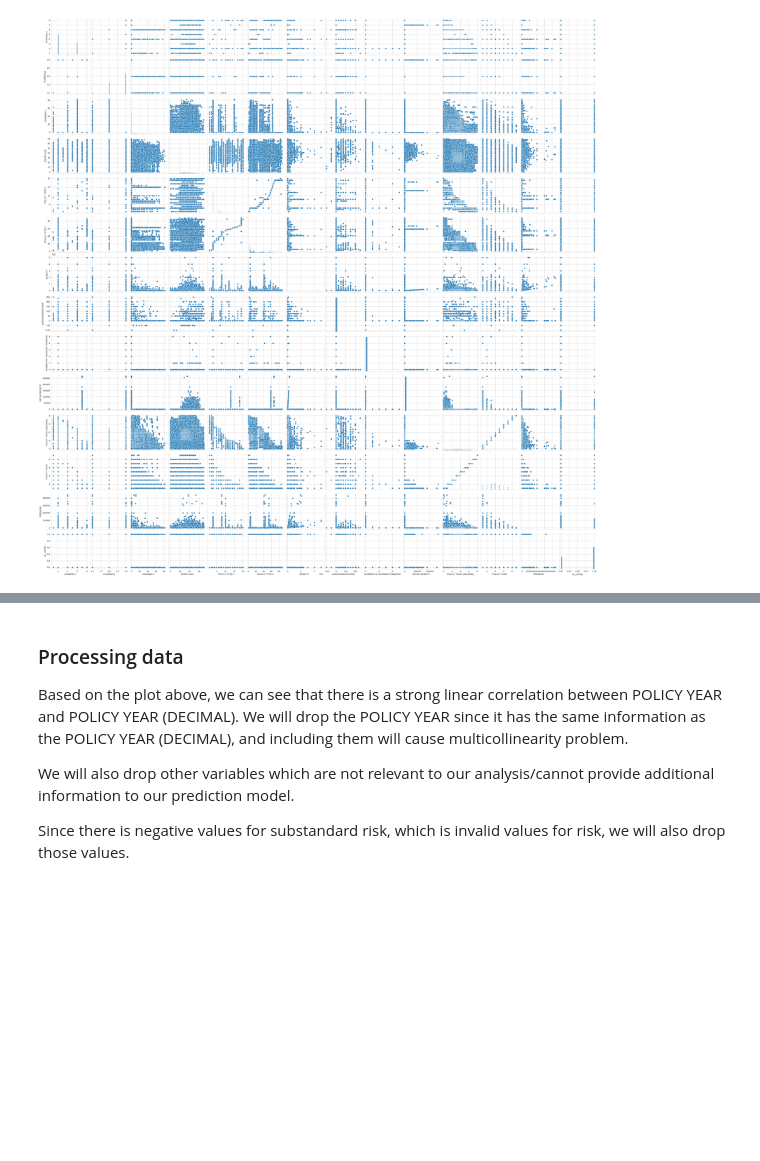
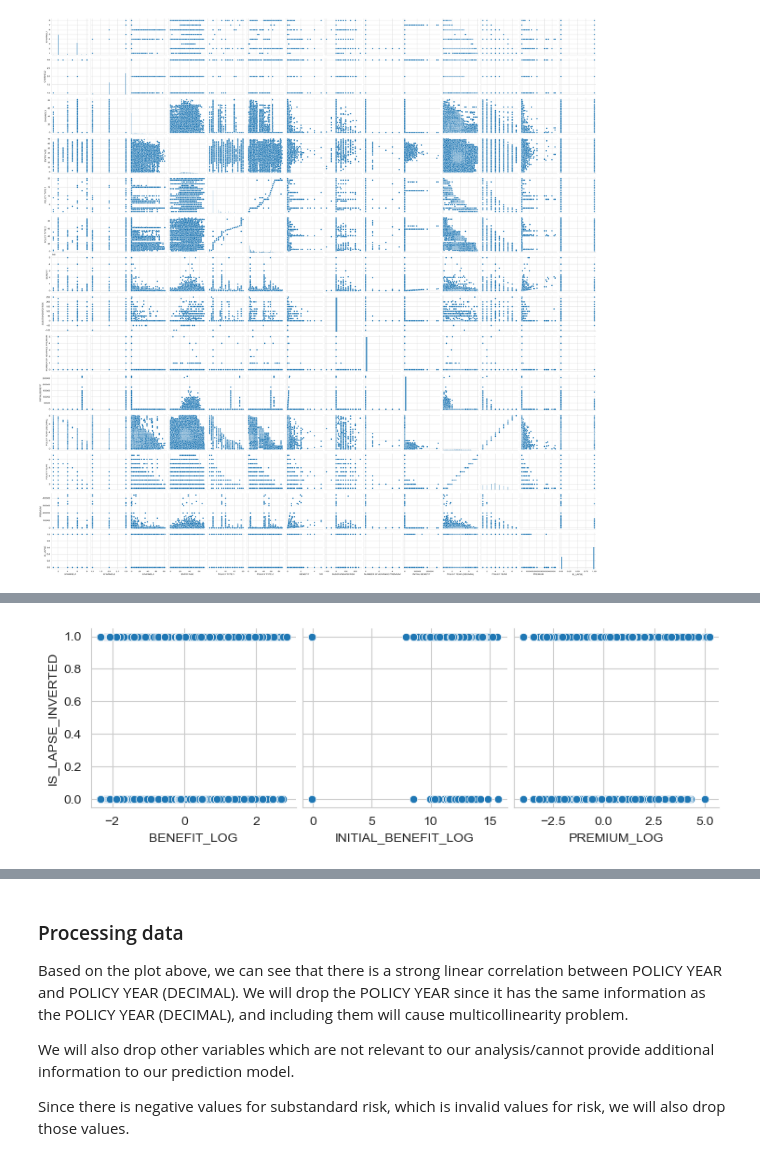
Before and after one commit to henrytansunway/insurance-lapse, a Jupyter notebook: 0. data_analysis_march_11.ipynb, the cells around one changed output, grey strips where cells are left out. Saved outputs shown, nothing was run; the diff lists cells and outputs as text; code cells hidden in the pictures; blank space fills up the shorter version.

```diff
--- a/0. data_analysis_march_11.ipynb
+++ b/0. data_analysis_march_11.ipynb
@@ -64,0 +108,16 @@ plt.show()
+# %%
+# The sigmoid curves confirm the inverted S-shape relationship between the log-transformed features and the probability of lapse.
+# However, the sigmoid is still inverted.
+# Let's try inverting my response variable
+df['IS_LAPSE_INVERTED'] = 1 - df['IS_LAPSE']
+# %%
+# Plotting the sigmoid curves again with the inverted response variable
+scaler = StandardScaler()
+cols_to_scale = ['BENEFIT_LOG', 'INITIAL_BENEFIT_LOG', 'PREMIUM_LOG']
+df[cols_to_scale] = scaler.fit_transform(df[cols_to_scale])
+
+# 3. Visualization
+sns.pairplot(df, y_vars=['IS_LAPSE_INVERTED'], x_vars=cols_to_scale)
+plt.show()
+# %% [output]
+[figure, added]
```
Also changed, not shown: parts of 26 cells of this notebook.
